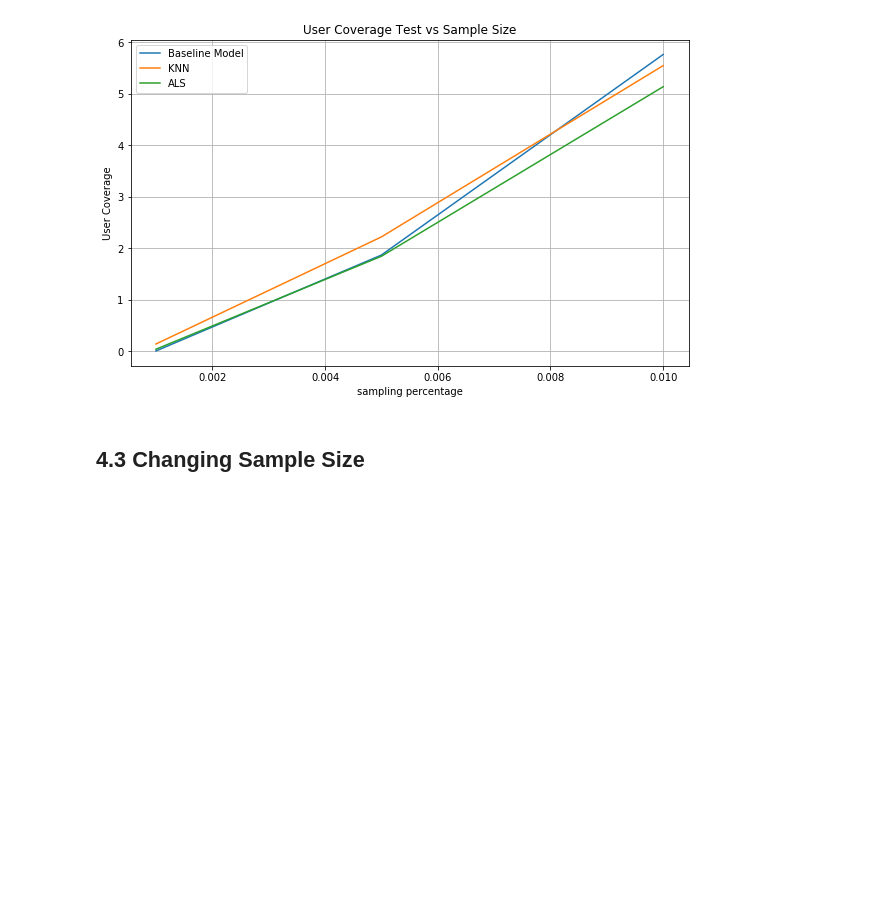
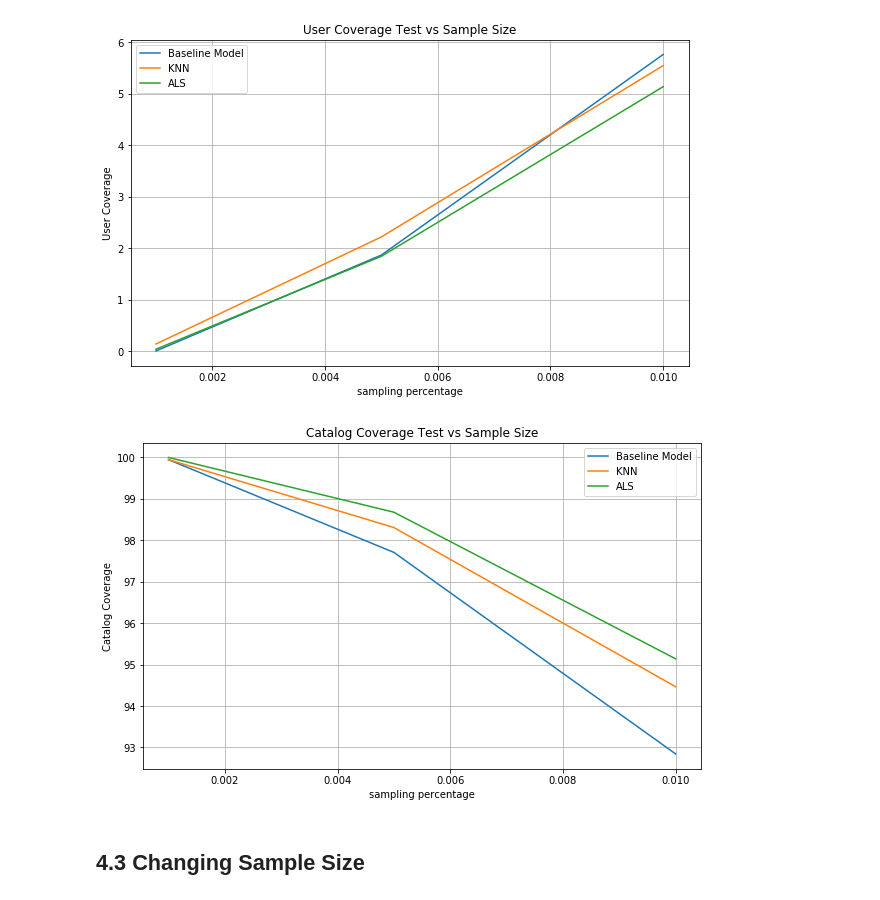
Before and after one commit to thisismeg/personalization-project1, a Jupyter notebook: personalization_project1_combined.ipynb, the cells around one changed output. Cells and saved outputs as stored; diff of their text form; code cells hidden in the pictures; blank space fills up the shorter version.

Commit message:
Add catalog coverage and update NDCG

```diff
--- a/personalization_project1_combined.ipynb
+++ b/personalization_project1_combined.ipynb
@@ -637,14 +658,9 @@ Catalog Coverage: 94.4639571834755%
 # %%
-def calculate_catalog_coverage(ratingsDict, N, k=3):
+def calculate_catalog_coverage(ratingsDict, N, k=3, pred_col_name='predicted'):
     '''
     k: top k movies
     N: total number of movies
     '''
-
-#     totalMovies = []
-#     for i in (testset):
-#         totalMovies.append(i[1])
-#     totalMovies = list(dict.fromkeys(totalMovies))
 
     recList = []
     for keys in ratingsDict.keys():
@@ -653,13 +669,11 @@ def calculate_catalog_coverage(ratingsDict, N, k=3):
             for row in ratingsDict[keys]:
                 recList.append(row['movieId'])
         else:
-            for index, item in enumerate(sorted(ratingsDict[keys], key=lambda x: -x['predicted'])):
+            for index, item in enumerate(sorted(ratingsDict[keys], key=lambda x: -x[pred_col_name])):
                 if index+1 <= k:
                     recList.append(item['movieId'])
                 else:
                     pass
-#     recList = list(dict.fromkeys(recList))
-    #     return len(recList)/len(totalMovies)
 
     recommended_set = set(recList)
 
@@ -1001,3 +1018,16 @@ als_user_coverages_train = get_user_coverage(best_predictions_train)
 User Coverage: (0.001% sample): 5.7%
 User Coverage: (0.005% sample): 3.2e+01%
 User Coverage: (0.01% sample): 5e+01%
+# %%
+als_catalog_coverages = []
+als_catalog_coverages_train = []
+for als_predicted_test_df, als_predicted_train_df in zip(als_predicted_test_dfs, als_predicted_train_dfs):
+    als_predicted_test_df.sort_values(by=['userId', 'rating'])
+    ratings_dictionary = dict(als_predicted_test_df.set_index('userId').groupby(level = 0).apply(lambda x : x.to_dict(orient= 'records')))
+    N = len(als_predicted_test_df['movieId'].unique())
+    als_catalog_coverages.append(calculate_catalog_coverage(ratings_dictionary, N, pred_col_name='rating'))
+
+    als_predicted_train_df.sort_values(by=['userId', 'rating'])
+    ratings_dictionary = dict(als_predicted_train_df.set_index('userId').groupby(level = 0).apply(lambda x : x.to_dict(orient= 'records')))
+    N = len(als_predicted_train_df['movieId'].unique())
+    als_catalog_coverages_train.append(calculate_catalog_coverage(ratings_dictionary, N, pred_col_name='rating'))
@@ -1073,6 +1115,20 @@ plt.grid(True)
 plt.show()
 # %% [output]
 [figure]
+# %%
+plt.figure(figsize=(10, 6))
+plt.plot(percentages, baseline_catalog_coverages)
+plt.plot(percentages, knn_catalog_coverages)
+plt.plot(percentages, als_catalog_coverages)
+
+plt.xlabel('sampling percentage')
+plt.ylabel('Catalog Coverage')
+plt.title('Catalog Coverage Test vs Sample Size')
+plt.legend(['Baseline Model', 'KNN', 'ALS'])
+plt.grid(True)
+plt.show()
+# %% [output]
+[figure, added]
 # %% [markdown]
 ## 4.3 Changing Sample Size <a class="anchor" id="4-3"></a>
 # %% [markdown]
```
Also changed, not shown: parts of 19 cells of this notebook.
